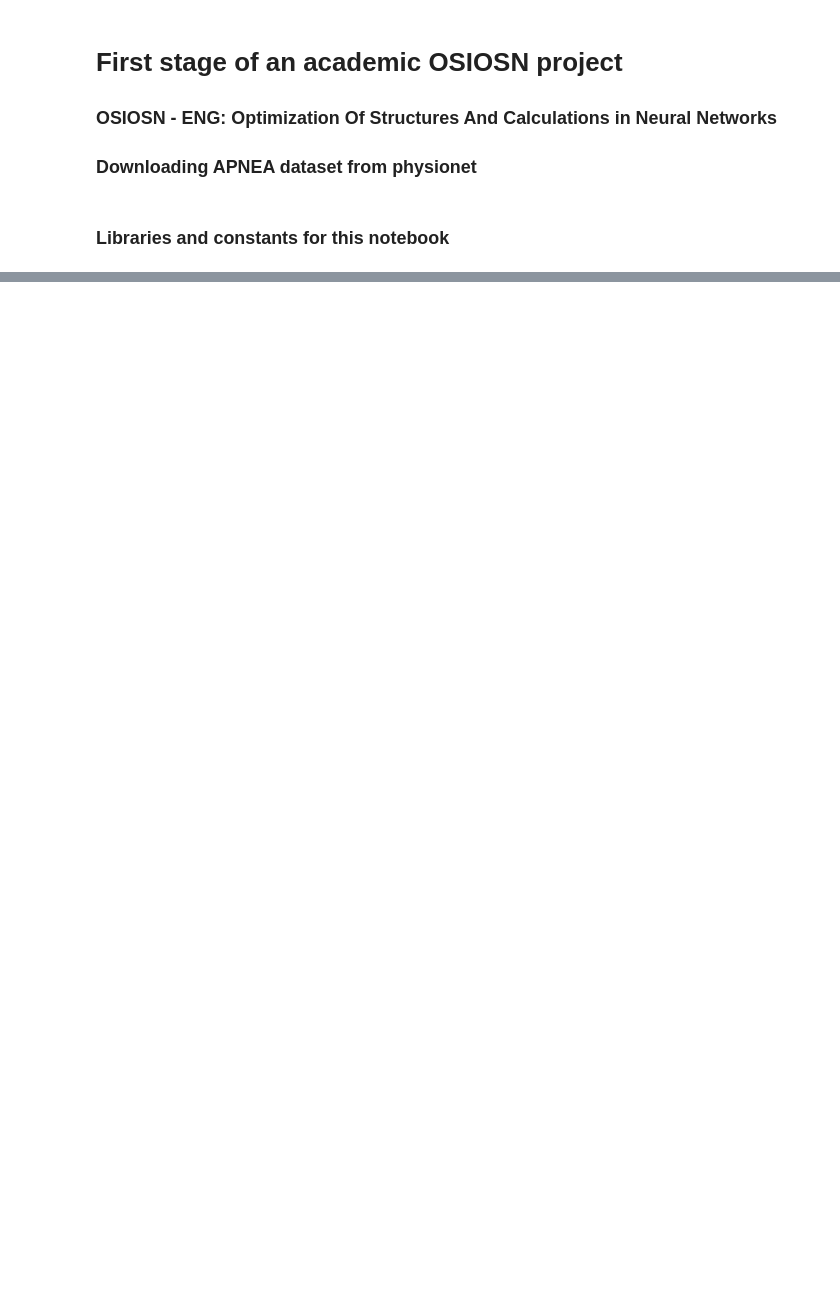
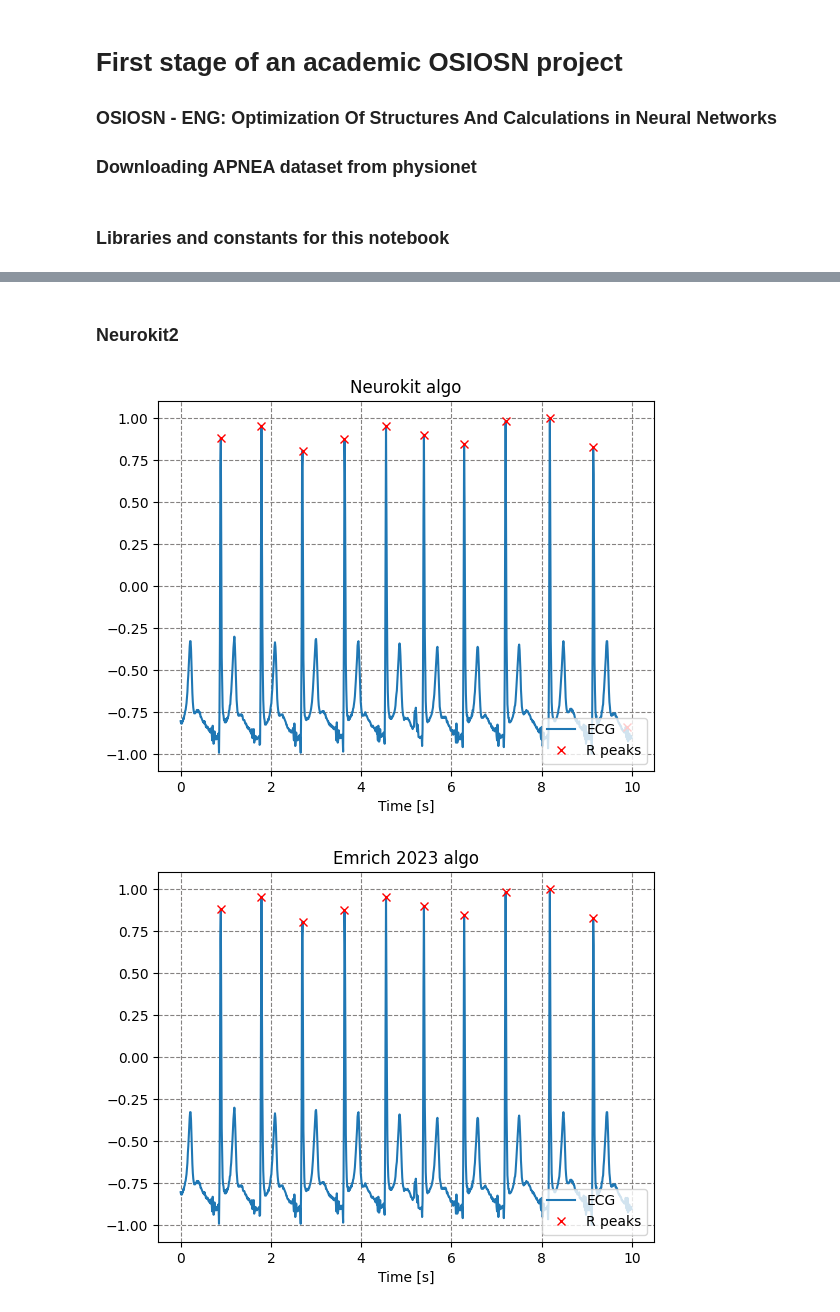
Before and after one commit to patrykcommander/RPNet, a Jupyter notebook: stage_1.ipynb, the cells around one changed output, grey strips where cells are left out. Cells and saved outputs as stored; diff of their text form; code cells hidden in the pictures; blank space fills up the shorter version.

```diff
--- a/stage_1.ipynb
+++ b/stage_1.ipynb
@@ -24,12 +28,20 @@ PREPROCESSED_DATASET_PATH = "./preprocessed"
 FS = 100 # sampling frequency
 # %%
 #plotting the signal
-def plot_ecg(signal, fs: int = 100):
+def plot_ecg(signal: np.ndarray, r_peaks, fs: int = 100, title = ""):
     t = [1/fs * x for x in range(len(signal))]
     plt.plot(figsize=(5,4))
     plt.plot(t, signal)
+    if isinstance(r_peaks, (np.ndarray)):
+        if r_peaks.shape[0] > 0:
+            r_peaks_time = r_peaks / fs
+            plt.plot(r_peaks_time, signal[r_peaks], "rx")
+            plt.legend(["ECG", "R peaks"], loc="lower right")
+    else:
+        plt.legend(["ECG"], loc="lower right")
     plt.grid(color="#858281", linestyle='--')
-    plt.legend(["ECG"])
     plt.xlabel("Time [s]")
+    if len(title) > 0:
+        plt.title(title)
     plt.show()
 # %%
@@ -82,0 +93,20 @@ plot_ecg(ECGs[0])
+# %%
+# load ECGs
+ECGs = np.load(os.path.join(PREPROCESSED_DATASET_PATH, "ECGs.npy"))
+# %% [markdown]
+### Neurokit2
+# %%
+# neurokit2 using neurokit algorithm
+sample = norm_min_max(signal=ECGs[88750], lower=-1, upper=1)
+
+r_peaks = detect_nk(ecg_slice=sample, fs=FS)
+plot_ecg(signal=sample, r_peaks=r_peaks, title="Neurokit algo")
+
+# or straightforward from neurokit (there are multiple R-peak detection algorithms available)
+_, r_peaks = nk.ecg_peaks(ecg_cleaned=sample, sampling_rate=FS, method="emrich2023")
+r_peaks = r_peaks['ECG_R_Peaks']
+
+plot_ecg(signal=sample, r_peaks=r_peaks, title="Emrich 2023 algo")
+# %% [output]
+[figure, added]
+[figure, added]
```
Also changed, not shown: parts of 15 cells of this notebook, 4 other files.
